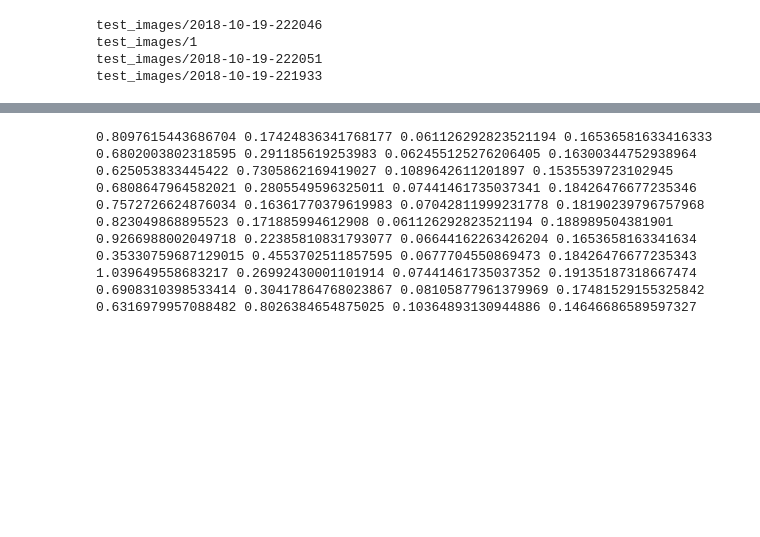
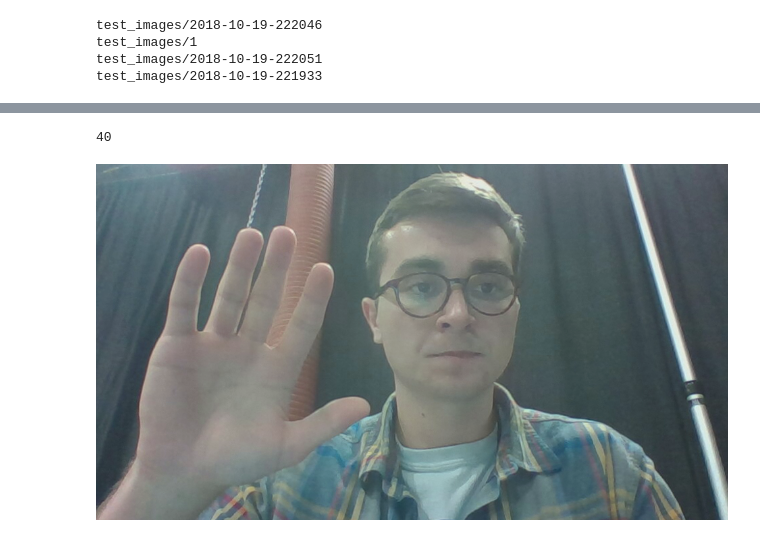
Before and after one commit to zacharymacke/finger-game, a Jupyter notebook: gen.ipynb, the cells around one changed output, grey strips where cells are left out. Drawn from its saved outputs; the diff is of its cells as text; code cells hidden in the pictures; blank space fills up the shorter version.

```diff
--- a/gen.ipynb
+++ b/gen.ipynb
@@ -123,23 +121,27 @@ def Zoom():
     seq_l.append(iaa.Affine(scale=val))
 # %%
-seq_l = []
-def augment(images, bboxs, noise=False, add=False, blur=False, hue=False, contrast=False, crop=False, zoom=False):
+def augment(images, bboxs, noise, add, blur, hue, contrast, crop, zoom, perp):
+    seq_l = []
+
     if noise:
-        Noise()
+        Noise(seq_l)
     if add:
-        Add()
+        Add(seq_l)
     if blur:
-        GaussianBlur()
+        GaussianBlur(seq_l)
     if hue:
-        Hue()
+        Hue(seq_l)
     if contrast:
-        Contrast()
+        Contrast(seq_l)
     if crop:
-        Crop()
+        Crop(seq_l)
     if zoom:
-        Zoom()
+        Zoom(seq_l)
+    if perp:
+        Perp(seq_l)
 
     seq_l.append(iaa.Fliplr(.5))
+
     seq = iaa.Sequential(seq_l)
 
     seq_det = seq.to_deterministic()
@@ -150,5 +152,3 @@ def augment(images, bboxs, noise=False, add=False, blur=False, hue=False, contra
     print("amount of augmentations: " + str(len(seq_l)))
 
     return augmented_images, augmented_bboxes
-# %%
-augmented_images, augmented_bboxes = augment(images, bboxes, noise=1,add=1,blur=1, zoom=1, crop=1)
@@ -161,0 +155,15 @@ amount of augmentations: 5
+# %%
+def generate_data(images, bboxs):
+
+    result_images = []
+    result_bboxes = []
+
+    for i in range(10):
+        augmented_images, augmented_bboxes = augment(images, bboxes, contrast=randint(0,1), hue=randint(0,1), noise=randint(0,1), add=randint(0,1),blur=randint(0,1), zoom=randint(0,1), crop=randint(0,1), perp=randint(0,1))
+
+        result_images += augmented_images
+        result_bboxes += augmented_bboxes
+
+    return result_images, result_bboxes
+# %%
+augmented_images, augmented_bboxes = generate_data(images, bboxes)
@@ -173,17 +192,17 @@ for img_num, data in enumerate(zip(augmented_images, augmented_bboxes)):
     with open(fp, mode='w+') as f:
         for cur_bbox in aug_bbox.bounding_boxes:
             x, y, w, h = xy_to_yolo_bbox(aug_img, cur_bbox)
+
+            if x < 0.0 or x > 1.0 or y < 0.0 or y > 0.0 or w < 0.0 or w > 0.0 or h < 0.0 or h > 0.0:
+                continue
+
             print(x,y, w, h)
             f.write('0 %f %f %f %f\n' % (x, y ,w , h))
-# %% [output]
-0.8097615443686704 0.17424836341768177 0.061126292823521194 0.16536581633416333
-0.6802003802318595 0.291185619253983 0.062455125276206405 0.16300344752938964
-0.625053833445422 0.7305862169419027 0.1089642611201897 0.1535539723102945
-0.6808647964582021 0.2805549596325011 0.07441461735037341 0.18426476677235346
-0.7572726624876034 0.16361770379619983 0.07042811999231778 0.18190239796757968
-0.823049868895523 0.171885994612908 0.061126292823521194 0.188989504381901
-0.9266988002049718 0.22385810831793077 0.06644162263426204 0.1653658163341634
-0.35330759687129015 0.4553702511857595 0.0677704550869473 0.18426476677235343
-1.039649558683217 0.26992430001101914 0.07441461735037352 0.19135187318667474
-0.6908310398533414 0.30417864768023867 0.08105877961379969 0.17481529155325842
-0.6316979957088482 0.8026384654875025 0.10364893130944886 0.14646686589597327
+# %%
+len(augmented_images)
+# %% [output]
+40
+# %%
+display(augmented_images[1])
+# %% [output]
+[figure, added]
```
Also changed, not shown: parts of 3 cells of this notebook, 9 other files.
